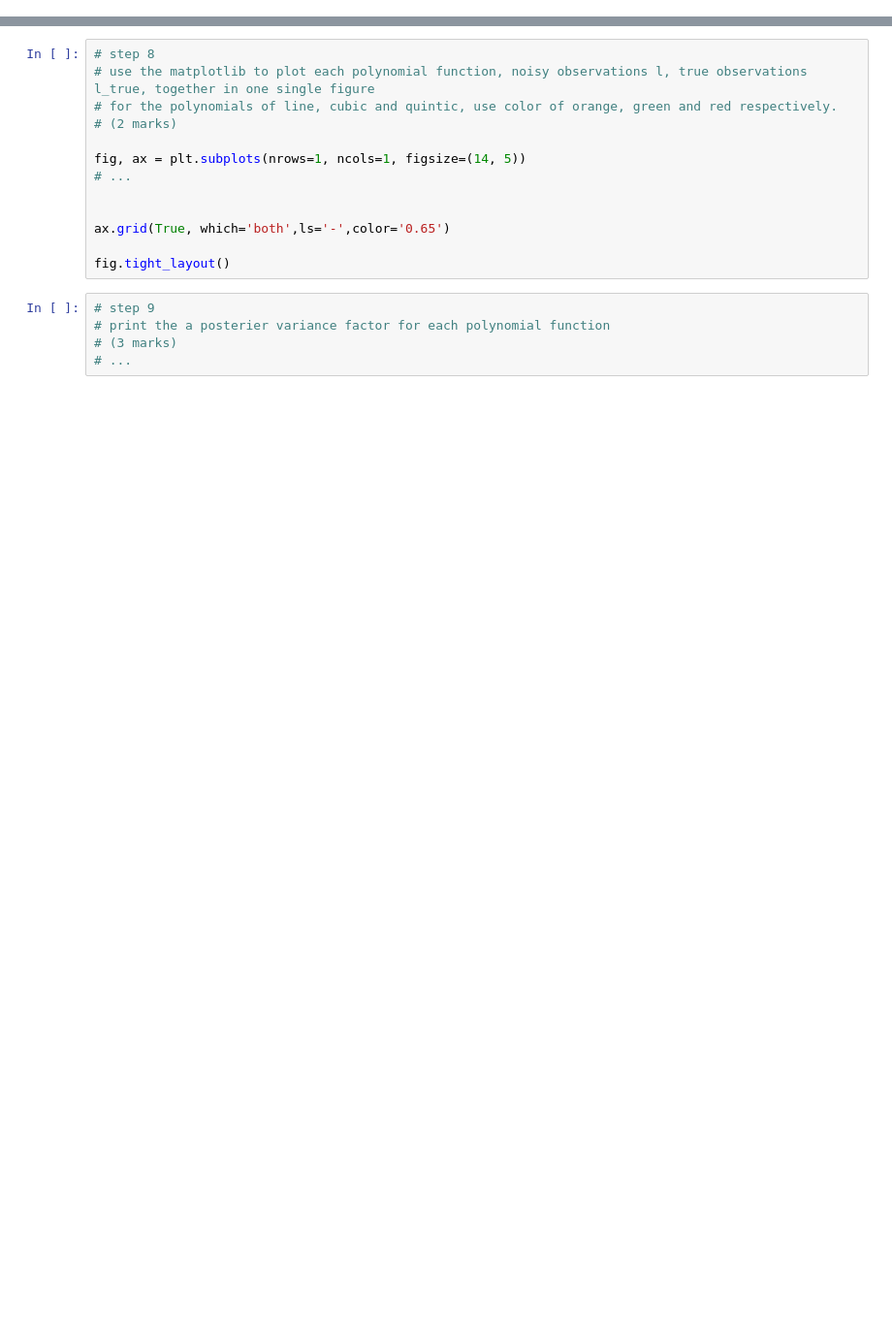
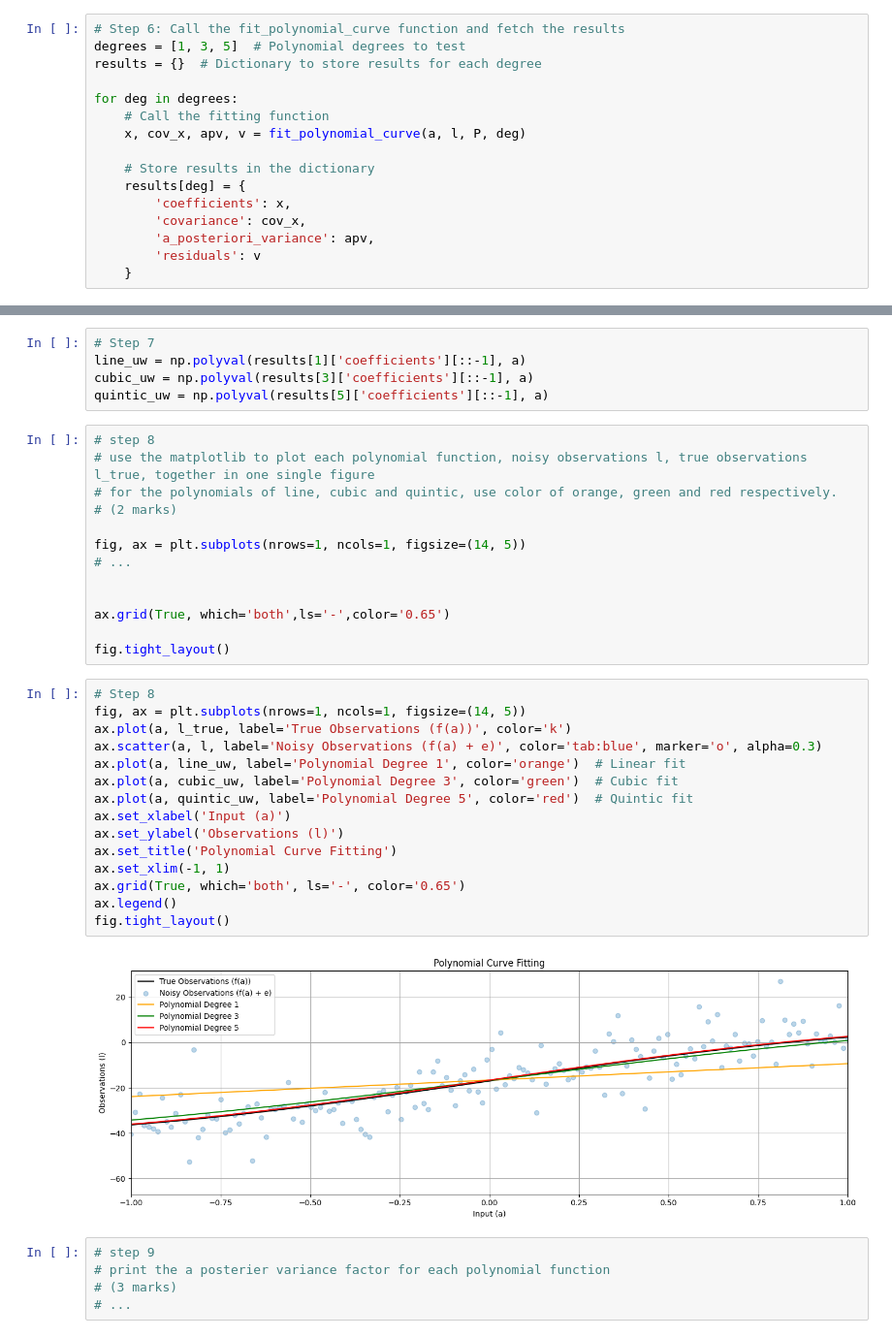
Before and after one commit to SuMunThet/engg680_2024_fall, a Jupyter notebook: Lab_Assignment2/Non-linear Least Square Estimation Problem.ipynb, the cells around one changed output, grey strips where cells are left out. Shown: that part at 97% size. Drawn from its saved outputs; the diff is of its cells as text; blank space fills up the shorter version.

```diff
--- a/Lab_Assignment2/Non-linear Least Square Estimation Problem.ipynb
+++ b/Lab_Assignment2/Non-linear Least Square Estimation Problem.ipynb
@@ -111,6 +188,22 @@ def fit_polynomial_curve(a: np.ndarray, l: np.ndarray, P: np.ndarray, deg: int)
 # use polynomial degrees of: 1, 3 ,5
 # (1 marks)
 # ...
+# %%
+# Step 6: Call the fit_polynomial_curve function and fetch the results
+degrees = [1, 3, 5]  # Polynomial degrees to test
+results = {}  # Dictionary to store results for each degree
+
+for deg in degrees:
+    # Call the fitting function
+    x, cov_x, apv, v = fit_polynomial_curve(a, l, P, deg)
+
+    # Store results in the dictionary
+    results[deg] = {
+        'coefficients': x,
+        'covariance': cov_x,
+        'a_posteriori_variance': apv,
+        'residuals': v
+    }
 # %%
 # step 7
 # use the estimated coefficients x and constants array a, construct polynomial functions for each degree
@@ -120,6 +213,11 @@ def fit_polynomial_curve(a: np.ndarray, l: np.ndarray, P: np.ndarray, deg: int)
 line_uw = #...
 cubic_uw = #...
 quintic_uw = #...
+# %%
+# Step 7
+line_uw = np.polyval(results[1]['coefficients'][::-1], a)
+cubic_uw = np.polyval(results[3]['coefficients'][::-1], a)
+quintic_uw = np.polyval(results[5]['coefficients'][::-1], a)
 # %%
 # step 8
 # use the matplotlib to plot each polynomial function, noisy observations l, true observations l_true, together in one single figure
@@ -133,6 +231,23 @@ fig, ax = plt.subplots(nrows=1, ncols=1, figsize=(14, 5))
 ax.grid(True, which='both',ls='-',color='0.65')
 
 fig.tight_layout()
+# %%
+# Step 8
+fig, ax = plt.subplots(nrows=1, ncols=1, figsize=(14, 5))
+ax.plot(a, l_true, label='True Observations (f(a))', color='k')
+ax.scatter(a, l, label='Noisy Observations (f(a) + e)', color='tab:blue', marker='o', alpha=0.3)
+ax.plot(a, line_uw, label='Polynomial Degree 1', color='orange')  # Linear fit
+ax.plot(a, cubic_uw, label='Polynomial Degree 3', color='green')  # Cubic fit
+ax.plot(a, quintic_uw, label='Polynomial Degree 5', color='red')  # Quintic fit
+ax.set_xlabel('Input (a)')
+ax.set_ylabel('Observations (l)')
+ax.set_title('Polynomial Curve Fitting')
+ax.set_xlim(-1, 1)
+ax.grid(True, which='both', ls='-', color='0.65')
+ax.legend()
+fig.tight_layout()
+# %% [output]
+[figure, added]
 # %%
 # step 9
 # print the a posterier variance factor for each polynomial function
```
Also changed, not shown: parts of 29 cells of this notebook, 1 other file.
